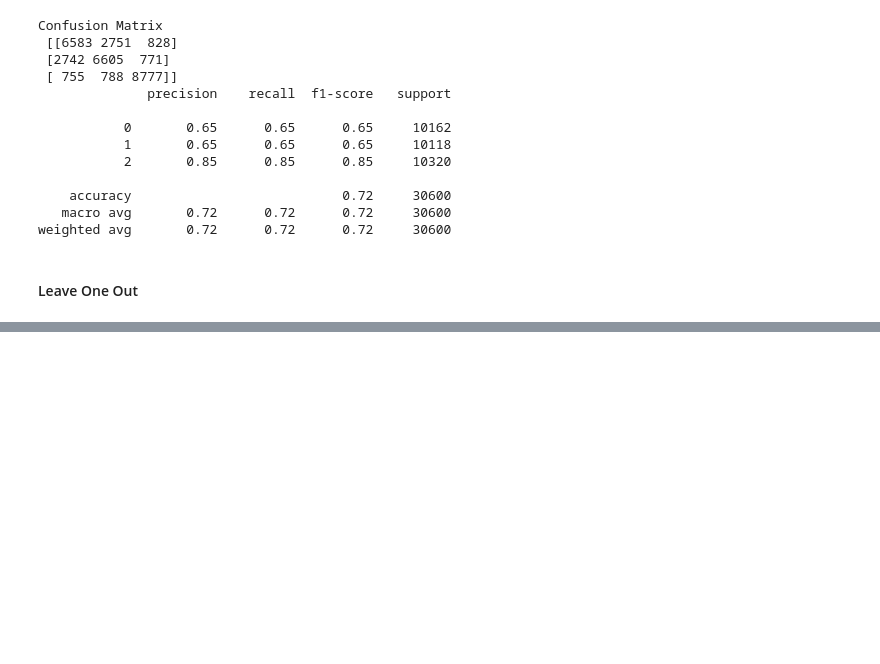
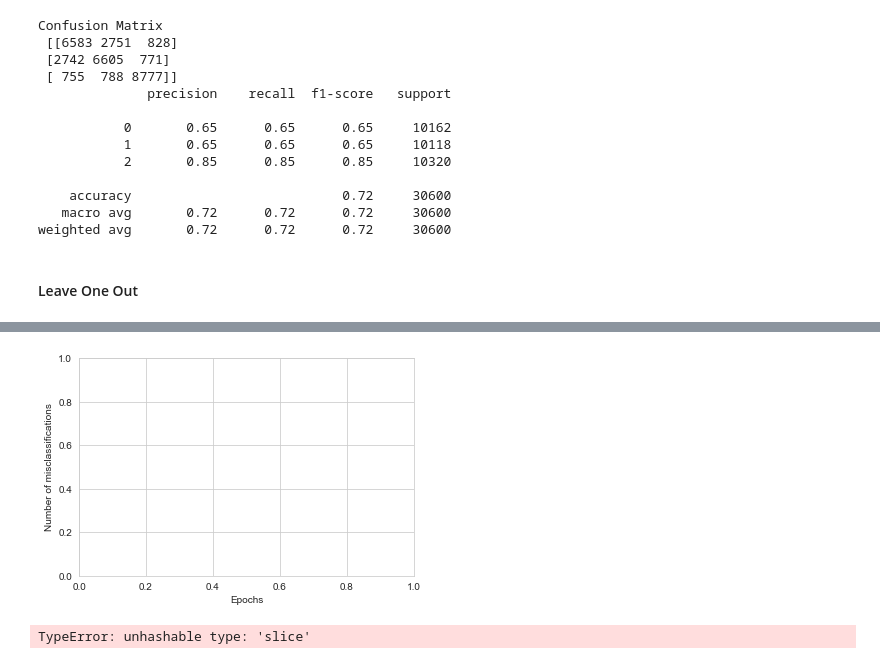
Before and after one commit to DaoHaiLong/Machine-Learning-and-Data-Mining-II, a Jupyter notebook: Labwork 3/Labwork3.ipynb, the cells around one changed output, grey strips where cells are left out. Drawn from its saved outputs; the diff is of its cells as text; code cells hidden in the pictures; blank space fills up the shorter version.

```diff
--- a/Labwork 3/Labwork3.ipynb
+++ b/Labwork 3/Labwork3.ipynb
@@ -656,0 +768,21 @@ scores.mean()
+# %%
+# import Perceptron from perceptron.py
+from sklearn.linear_model import Perceptron
+from sklearn.datasets import make_classification
+X_train, X_test, y_train, y_test = train_test_split(X, y, test_size=0.20)
+pn = Perceptron()
+pn.fit(X_train, y_train)
+# plt.plot(range(1, len(pn.errors) + 1), pn.errors, marker='o')
+plt.xlabel('Epochs')
+plt.ylabel('Number of misclassifications')
+plt.show()
+# %% [output]
+[figure, added]
+# %%
+plot_decision_regions(X, y, classifier=pn)
+plt.xlabel('sepal length [cm]')
+plt.ylabel('petal length [cm]')
+plt.legend(loc='upper left')
+plt.show()
+# %% [output]
+TypeError: unhashable type: 'slice'
```
Also changed, not shown: parts of 8 cells of this notebook.
